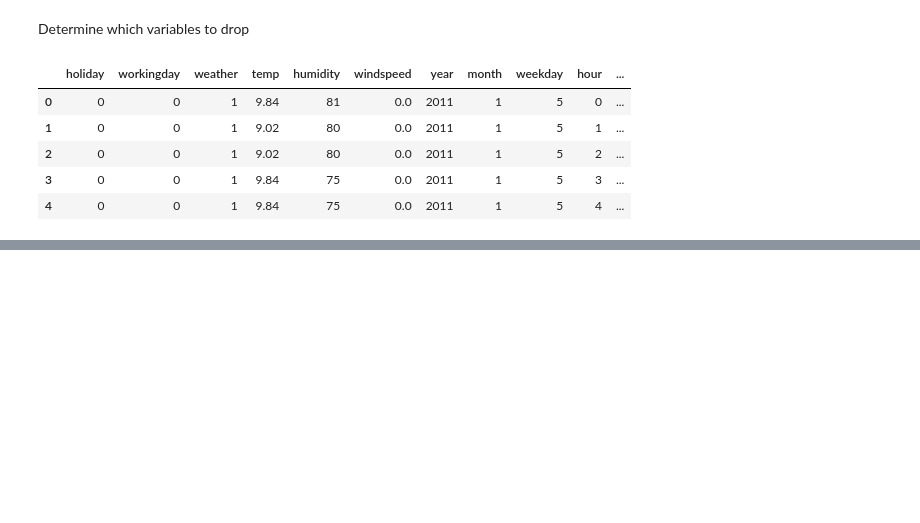
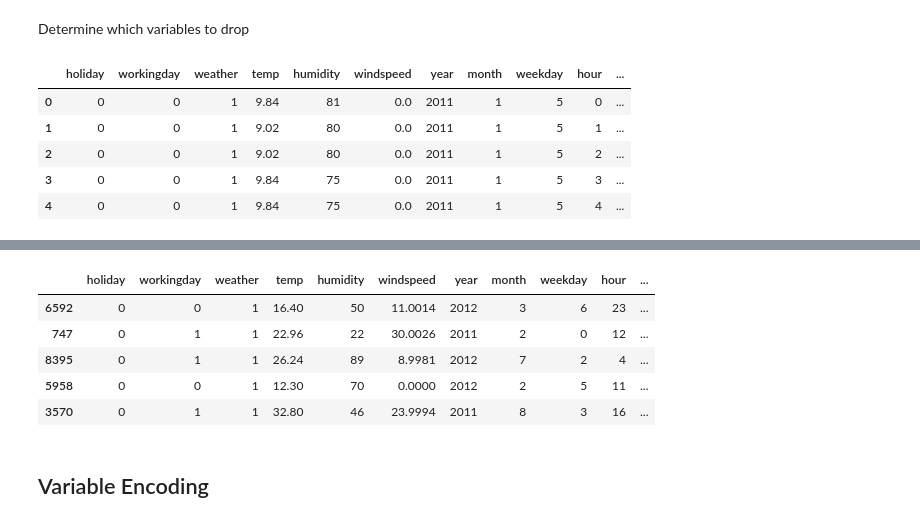
Before and after one commit to ChristianConchari/bike-sharing-demand, a Jupyter notebook: notebooks/data_exploration.ipynb, the cells around one changed output, grey strips where cells are left out. Saved outputs shown, nothing was run; the diff lists cells and outputs as text; code cells hidden in the pictures; blank space fills up the shorter version.

Commit message:
feat: Add missing variables encoding

```diff
--- a/notebooks/data_exploration.ipynb
+++ b/notebooks/data_exploration.ipynb
@@ -311,0 +336,11 @@ Name: log_count, dtype: float64
+# %%
+train_data_df.sample(5)
+# %% [output]
+|  | holiday | workingday | weather | temp | humidity | windspeed | year | month | weekday | hour | ... |
+| 6592 | 0 | 0 | 1 | 16.40 | 50 | 11.0014 | 2012 | 3 | 6 | 23 | ... |
+| 747 | 0 | 1 | 1 | 22.96 | 22 | 30.0026 | 2011 | 2 | 0 | 12 | ... |
+| 8395 | 0 | 1 | 1 | 26.24 | 89 | 8.9981 | 2012 | 7 | 2 | 4 | ... |
+| 5958 | 0 | 0 | 1 | 12.30 | 70 | 0.0000 | 2012 | 2 | 5 | 11 | ... |
+| 3570 | 0 | 1 | 1 | 32.80 | 46 | 23.9994 | 2011 | 8 | 3 | 16 | ... |
+# %% [markdown]
+## Variable Encoding
```
Also changed, not shown: parts of 9 cells of this notebook.
